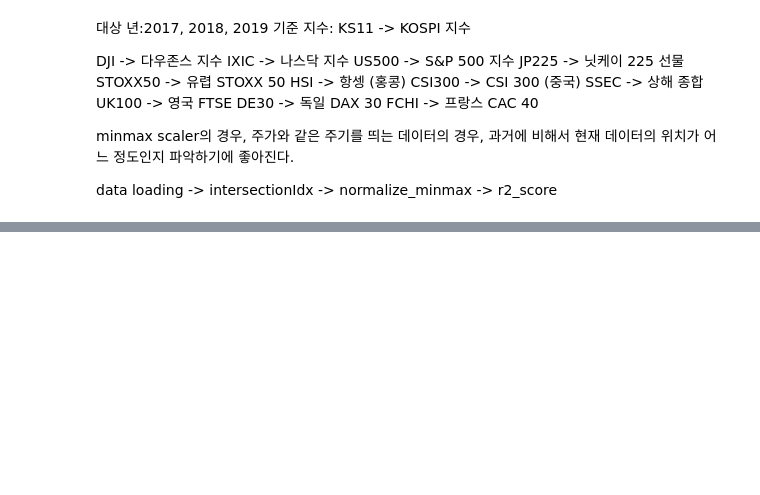
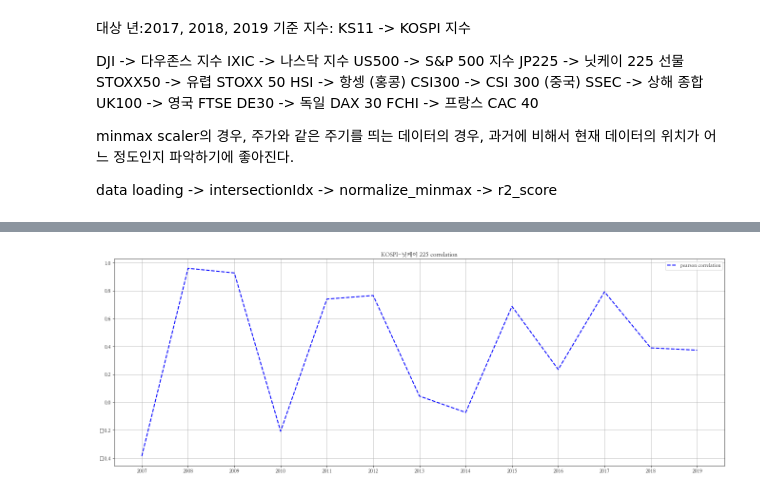
Before and after one commit to chanship72/finance, a Jupyter notebook: coupling_analysis.ipynb, the cells around one changed output, grey strips where cells are left out. Drawn from its saved outputs; the diff is of its cells as text; code cells hidden in the pictures; blank space fills up the shorter version.

```diff
--- a/coupling_analysis.ipynb
+++ b/coupling_analysis.ipynb
@@ -91,0 +47,6 @@ normalized R2: 0.5654592796518645
+# %%
+years = ['2007', '2008', '2009', '2010', '2011', '2012', '2013', '2014', '2015', '2016', '2017', '2018', '2019']
+corr, r2 = analyzeTrend('KS11', 'JP225', years)
+plotTrend(years, corr, r2, 'KOSPI-닛케이 225 correlation')
+# %% [output]
+[figure, added]
```
Also changed, not shown: parts of 14 cells of this notebook, 1 other file.
